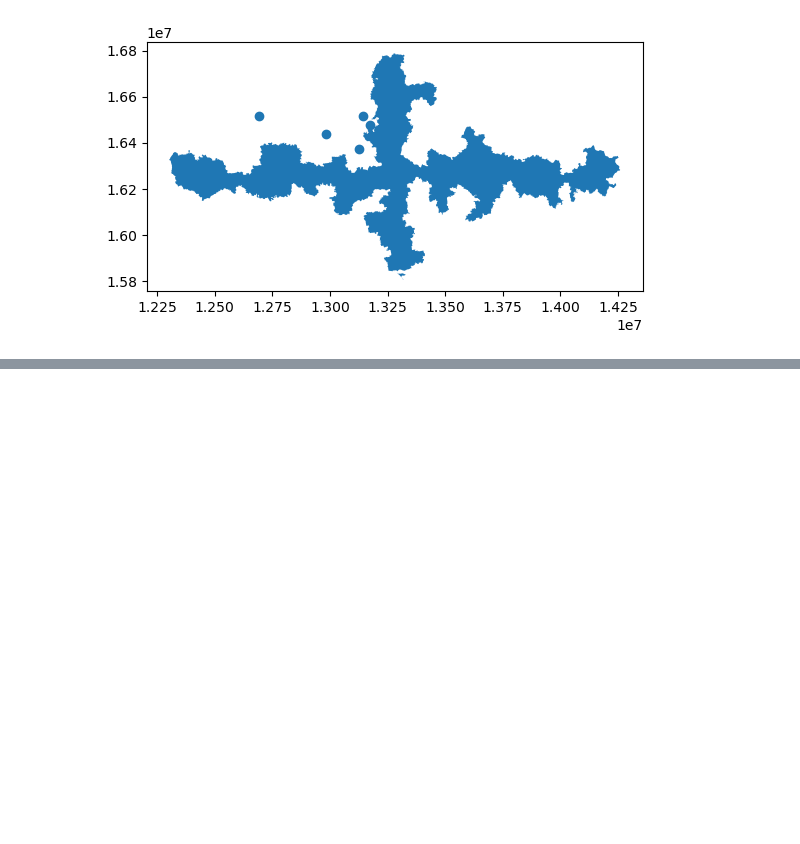
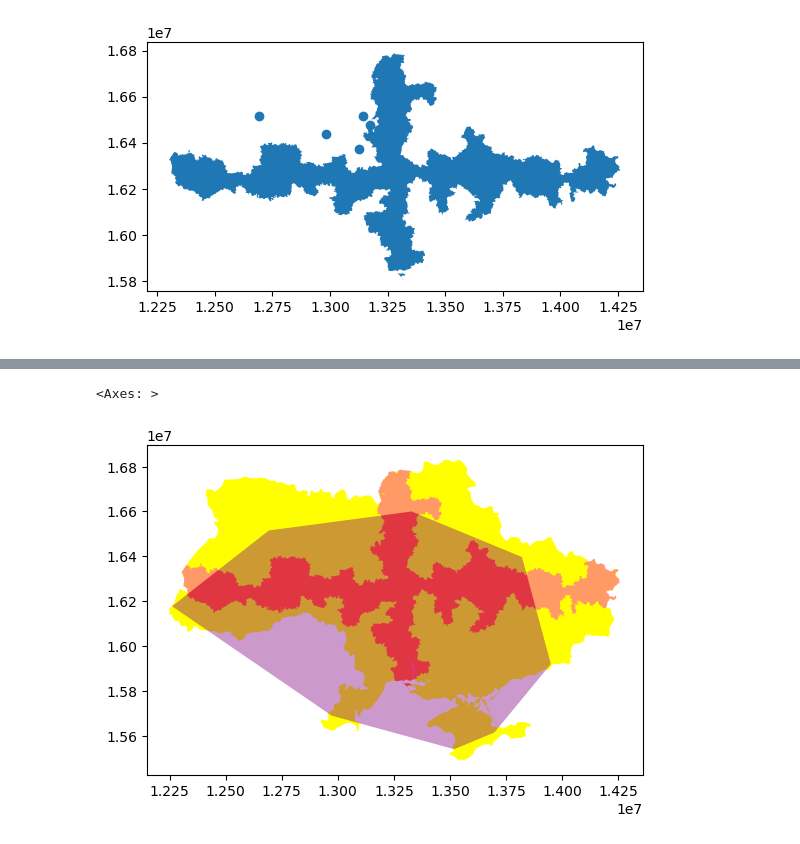
Before and after one commit to ZurinaGarcia/tareaEntregable3, a Jupyter notebook: index.ipynb, the cells around one changed output, grey strips where cells are left out. Saved outputs shown, nothing was run; the diff lists cells and outputs as text; code cells hidden in the pictures; blank space fills up the shorter version.

```diff
--- a/index.ipynb
+++ b/index.ipynb
@@ -722,0 +763,14 @@ Ukraine_AirTopRight_hull.plot(ax=base,facecolor='green',
+# %%
+# Suponiendo que ya tienes cargados tus GeoDataFrames para aeropuertos y municipios en Ucrania
+
+# Intersección entre dos conjuntos de geometrías
+result_intersection = muniMidUkraine.overlay(MediumAirport_hull, how='intersection', keep_geom_type=True)
+
+# Visualizar los resultados
+base=ukraine.plot(facecolor='yellow')
+muniMidUkraine.plot(ax=base, facecolor='magenta', alpha=0.4)
+MediumAirport_hull.plot(ax=base, facecolor='purple', alpha=0.4)
+result_intersection.plot(ax=base, facecolor='red', alpha=0.4)  # Cambia el color según tus preferencias
+# %% [output]
+<Axes: >
+[figure, added]
```
Also changed, not shown: parts of 10 cells of this notebook, 1 other file.
